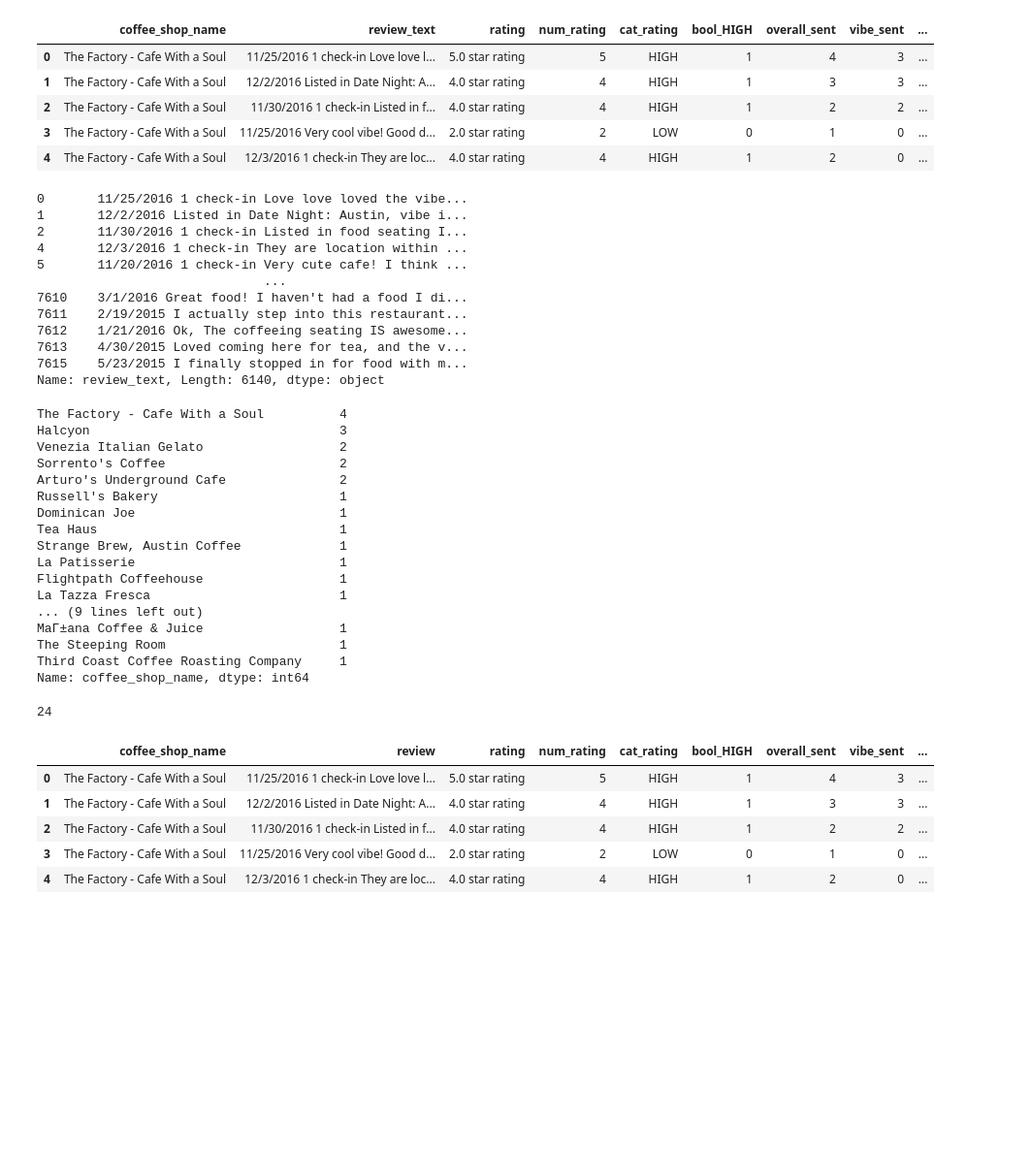
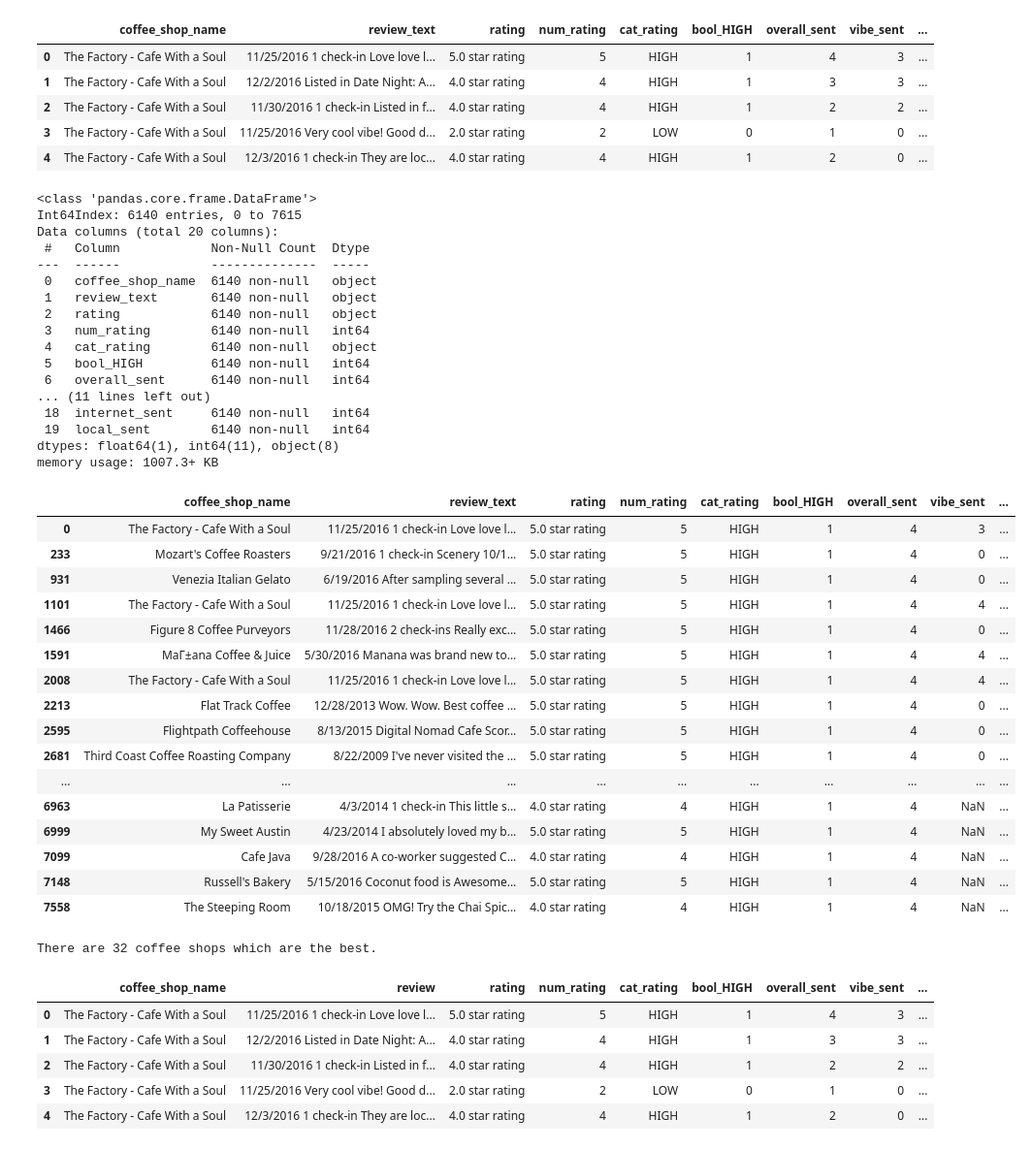
Before and after one commit to vuhpham94/nflx-adv-data-hw, a Jupyter notebook: wk2/01_SkillDrill/Unsolved/SkillDrill-VP.ipynb, the cells around one changed output. Shown at 97% size. Cells and saved outputs as stored; diff of their text form; code cells hidden in the pictures; blank space fills up the shorter version.

Commit message:
update pandas skill drills

```diff
--- a/wk2/01_SkillDrill/Unsolved/SkillDrill-VP.ipynb
+++ b/wk2/01_SkillDrill/Unsolved/SkillDrill-VP.ipynb
@@ -15,47 +15,52 @@ ilovecoffee_df.head()
 | 4 | The Factory - Cafe With a Soul | 12/3/2016 1 check-in They are loc... | 4.0 star rating | 4 | HIGH | 1 | 2 | 0 | ... |
 # %%
 # Find all reviews with a number rating greater than or equal to 4.
-ilovecoffee_df.loc[ilovecoffee_df['num_rating'] >= 4, 'review_text']
+ilovecoffee_df[ilovecoffee_df['num_rating'] >= 4].info()
 # %% [output]
-0       11/25/2016 1 check-in Love love loved the vibe...
-1       12/2/2016 Listed in Date Night: Austin, vibe i...
-2       11/30/2016 1 check-in Listed in food seating I...
-4       12/3/2016 1 check-in They are location within ...
-5       11/20/2016 1 check-in Very cute cafe! I think ...
-                              ...
-7610    3/1/2016 Great food! I haven't had a food I di...
-7611    2/19/2015 I actually step into this restaurant...
-7612    1/21/2016 Ok, The coffeeing seating IS awesome...
-7613    4/30/2015 Loved coming here for tea, and the v...
-7615    5/23/2015 I finally stopped in for food with m...
-Name: review_text, Length: 6140, dtype: object
+<class 'pandas.core.frame.DataFrame'>
+Int64Index: 6140 entries, 0 to 7615
+Data columns (total 20 columns):
+ #   Column            Non-Null Count  Dtype
+---  ------            --------------  -----
+ 0   coffee_shop_name  6140 non-null   object
+ 1   review_text       6140 non-null   object
+ 2   rating            6140 non-null   object
+ 3   num_rating        6140 non-null   int64
+ 4   cat_rating        6140 non-null   object
+ 5   bool_HIGH         6140 non-null   int64
+ 6   overall_sent      6140 non-null   int64
+... (11 lines left out)
+ 18  internet_sent     6140 non-null   int64
+ 19  local_sent        6140 non-null   int64
+dtypes: float64(1), int64(11), object(8)
+memory usage: 1007.3+ KB
 # %%
 # Find all the coffee shops with a overall sentiment greater than or equal to 4.
-best_shop = ilovecoffee_df.loc[ilovecoffee_df['overall_sent'] >= 4, 'coffee_shop_name'].value_counts()
-best_shop
+ilovecoffee_df[ilovecoffee_df['overall_sent'] >= 4]
 # %% [output]
-The Factory - Cafe With a Soul          4
-Halcyon                                 3
-Venezia Italian Gelato                  2
-Sorrento's Coffee                       2
-Arturo's Underground Cafe               2
-Russell's Bakery                        1
-Dominican Joe                           1
-Tea Haus                                1
-Strange Brew, Austin Coffee             1
-La Patisserie                           1
-Flightpath Coffeehouse                  1
-La Tazza Fresca                         1
-... (9 lines left out)
-MaГ±ana Coffee & Juice                  1
-The Steeping Room                       1
-Third Coast Coffee Roasting Company     1
-Name: coffee_shop_name, dtype: int64
+|  | coffee_shop_name | review_text | rating | num_rating | cat_rating | bool_HIGH | overall_sent | vibe_sent | ... |
+| 0 | The Factory - Cafe With a Soul | 11/25/2016 1 check-in Love love l... | 5.0 star rating | 5 | HIGH | 1 | 4 | 3 | ... |
+| 233 | Mozart's Coffee Roasters | 9/21/2016 1 check-in Scenery 10/1... | 5.0 star rating | 5 | HIGH | 1 | 4 | 0 | ... |
+| 931 | Venezia Italian Gelato | 6/19/2016 After sampling several ... | 5.0 star rating | 5 | HIGH | 1 | 4 | 0 | ... |
+| 1101 | The Factory - Cafe With a Soul | 11/25/2016 1 check-in Love love l... | 5.0 star rating | 5 | HIGH | 1 | 4 | 4 | ... |
+| 1466 | Figure 8 Coffee Purveyors | 11/28/2016 2 check-ins Really exc... | 5.0 star rating | 5 | HIGH | 1 | 4 | 0 | ... |
+| 1591 | MaГ±ana Coffee & Juice | 5/30/2016 Manana was brand new to... | 5.0 star rating | 5 | HIGH | 1 | 4 | 4 | ... |
+| 2008 | The Factory - Cafe With a Soul | 11/25/2016 1 check-in Love love l... | 5.0 star rating | 5 | HIGH | 1 | 4 | 4 | ... |
+| 2213 | Flat Track Coffee | 12/28/2013 Wow. Wow. Best coffee ... | 5.0 star rating | 5 | HIGH | 1 | 4 | 0 | ... |
+| 2595 | Flightpath Coffeehouse | 8/13/2015 Digital Nomad Cafe Scor... | 5.0 star rating | 5 | HIGH | 1 | 4 | 0 | ... |
+| 2681 | Third Coast Coffee Roasting Company | 8/22/2009 I've never visited the ... | 5.0 star rating | 5 | HIGH | 1 | 4 | 0 | ... |
+| ... | ... | ... | ... | ... | ... | ... | ... | ... | ... |
+| 6963 | La Patisserie | 4/3/2014 1 check-in This little s... | 4.0 star rating | 4 | HIGH | 1 | 4 | NaN | ... |
+| 6999 | My Sweet Austin | 4/23/2014 I absolutely loved my b... | 5.0 star rating | 5 | HIGH | 1 | 4 | NaN | ... |
+| 7099 | Cafe Java | 9/28/2016 A co-worker suggested C... | 4.0 star rating | 4 | HIGH | 1 | 4 | NaN | ... |
+| 7148 | Russell's Bakery | 5/15/2016 Coconut food is Awesome... | 5.0 star rating | 5 | HIGH | 1 | 4 | NaN | ... |
+| 7558 | The Steeping Room | 10/18/2015 OMG! Try the Chai Spic... | 4.0 star rating | 4 | HIGH | 1 | 4 | NaN | ... |
 # %%
 # Return the count of the above query.
-len(best_shop)
+best_coffee_shop = ilovecoffee_df[(ilovecoffee_df['num_rating'] >= 4) & (ilovecoffee_df['overall_sent'] >= 4)]
+print("There are {} coffee shops which are the best.".format(len(best_coffee_shop)))
 # %% [output]
-24
+There are 32 coffee shops which are the best.
 # %%
 # Change the name of the review_text column to review
 ilovecoffee_df = ilovecoffee_df.rename(columns={"review_text": "review"})
```
Also changed, not shown: parts of 1 cell of this notebook, 6 other files.
